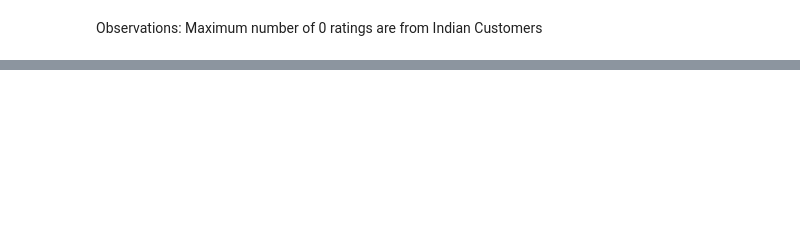
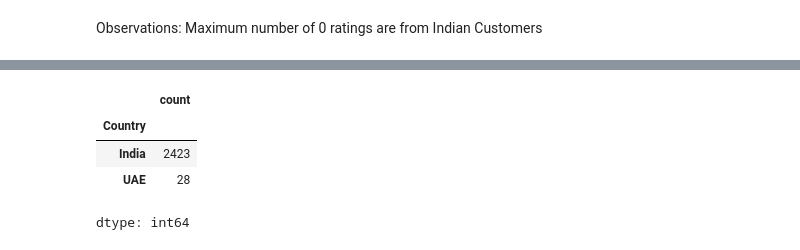
Before and after one commit to GitTanish/DataAnalysis, a Jupyter notebook: eda2_Zomato.ipynb, the cells around one changed output, grey strips where cells are left out. Drawn from its saved outputs; the diff is of its cells as text; code cells hidden in the pictures; blank space fills up the shorter version.

```diff
--- a/eda2_Zomato.ipynb
+++ b/eda2_Zomato.ipynb
@@ -301,0 +305,9 @@ Maximum number of 0 ratings are from Indian Customers
+# %%
+## Which countries do have online deliveries option
+fin_df[fin_df['Has Online delivery']=='Yes'].Country.value_counts()
+# %% [output]
+|  | count |
+| Country |  |
+| India | 2423 |
+| UAE | 28 |
+dtype: int64
```
Also changed, not shown: parts of 11 cells of this notebook.
